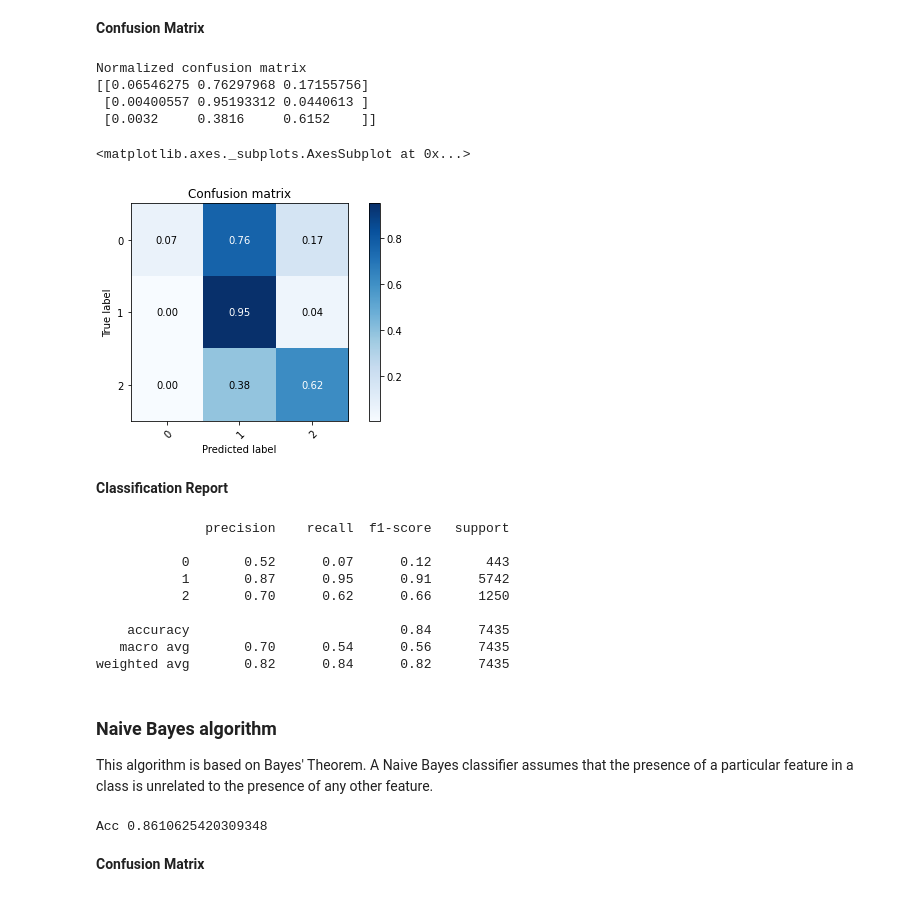
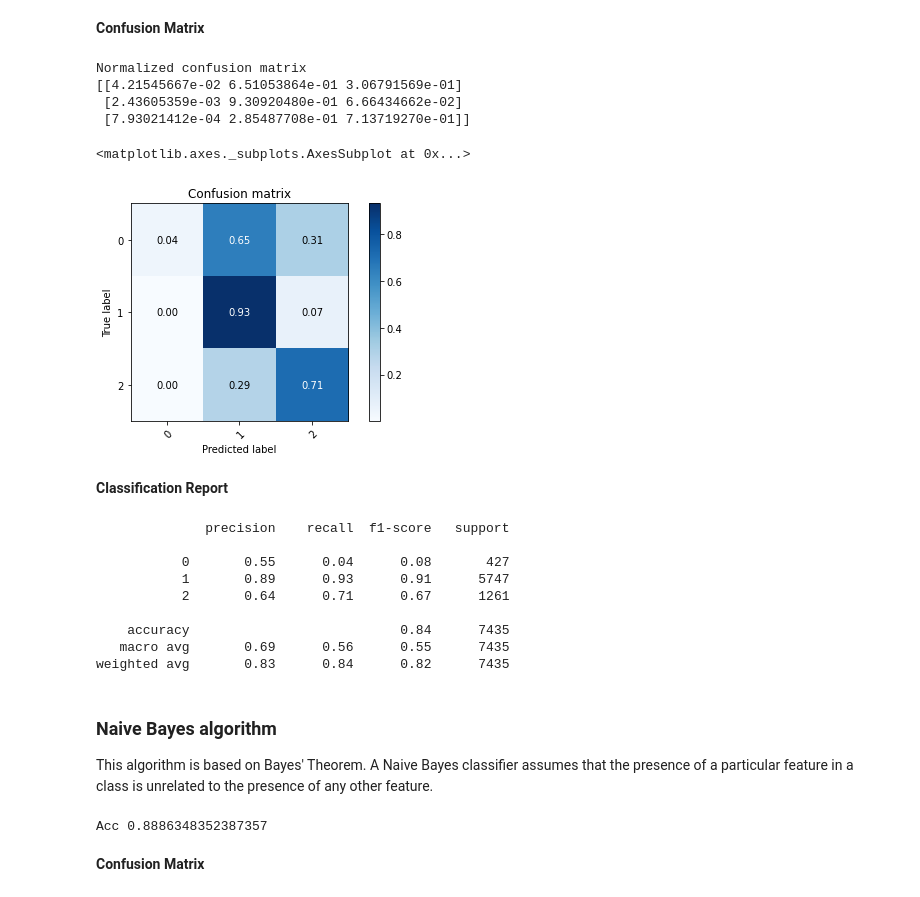
Before and after one commit to sergiobm3/ESI_MachineLearning, a Jupyter notebook: TFIDF.ipynb, the cells around one changed output. Cells and saved outputs as stored; diff of their text form; code cells hidden in the pictures.

```diff
--- a/TFIDF.ipynb
+++ b/TFIDF.ipynb
@@ -83,7 +84,7 @@ def identity_tokenizer(text):
 
 vectorizer = TfidfVectorizer(tokenizer = identity_tokenizer,min_df=1,lowercase=False)
 
-X = vectorizer.fit_transform(df['preprocessing_with_emoticons'])
+X = vectorizer.fit_transform(df['preprocessing_without_emoticons'])
 # %% [markdown]
 # 3. Select features
 
@@ -176,12 +176,12 @@ def plot_confusion_matrix(y_true, y_pred, classes,
 With this algorithm we are going to classify the tweets depending on the tweets closest to the one to be predicted.
 # %%
 # Number of closest tweets that you will consult.
-n_neighbors = 3
+n_neighbors = 25
 weights = 'distance'
 knn = KNeighborsClassifier(n_neighbors= n_neighbors, weights=weights)
 # Fit and predict
 knn.fit(X = X_train, y = y_train)
-y_pred = knn.predict(X = X_test.toarray())
+y_pred = knn.predict(X = X_test)
 acc = accuracy_score(y_test, y_pred)
 print ('Acc', acc)
 # %% [output]
@@ -191,16 +191,15 @@ Finally, we obtain the Confusion Matrix
 # %% [markdown]
 **Confusion Matrix**
 # %%
-target_name=np.array(['0', '1', '2'], dtype='<U10')
-plot_confusion_matrix(y_test, y_pred, classes=target_name, normalize=True,
+plot_confusion_matrix(y_test, y_pred, classes=unique_labels(y_test, y_pred), normalize=True,
                       title='Confusion matrix')
 # %% [output]
 Normalized confusion matrix
-[[0.06546275 0.76297968 0.17155756]
- [0.00400557 0.95193312 0.0440613 ]
- [0.0032     0.3816     0.6152    ]]
+[[4.21545667e-02 6.51053864e-01 3.06791569e-01]
+ [2.43605359e-03 9.30920480e-01 6.66434662e-02]
+ [7.93021412e-04 2.85487708e-01 7.13719270e-01]]
 <matplotlib.axes._subplots.AxesSubplot at 0x...>
-[figure, old version]
+[figure, new version]
 # %% [markdown]
 **Classification Report**
 # %%
@@ -208,26 +207,26 @@ print(classification_report(y_test, y_pred))
 # %% [output]
               precision    recall  f1-score   support
 
-           0       0.52      0.07      0.12       443
-           1       0.87      0.95      0.91      5742
-           2       0.70      0.62      0.66      1250
+           0       0.55      0.04      0.08       427
+           1       0.89      0.93      0.91      5747
+           2       0.64      0.71      0.67      1261
 
     accuracy                           0.84      7435
-   macro avg       0.70      0.54      0.56      7435
-weighted avg       0.82      0.84      0.82      7435
+   macro avg       0.69      0.56      0.55      7435
+weighted avg       0.83      0.84      0.82      7435
 # %% [markdown]
 ### Naive Bayes algorithm
 
 This algorithm is based on Bayes' Theorem. A Naive Bayes classifier assumes that the presence of a particular feature in a class is unrelated to the presence of any other feature.
 # %%
 #GaussianNB, MultinomialNB, BernoulliNB, ComplementNB
-clf = ComplementNB() # Classifier chosen
+clf = BernoulliNB() # Classifier chosen
 clf.fit(X_train.toarray(), y_train)
-y_pred = clf.predict(X_test.toarray())
+y_pred = clf.predict( X = X_test)
 acc = accuracy_score(y_test, y_pred)
 print ('Acc', acc)
 # %% [output]
-Acc 0.8610625420309348
+Acc 0.8886348352387357
 # %% [markdown]
 **Confusion Matrix**
 # %%
```
Also changed, not shown: parts of 9 cells of this notebook.
